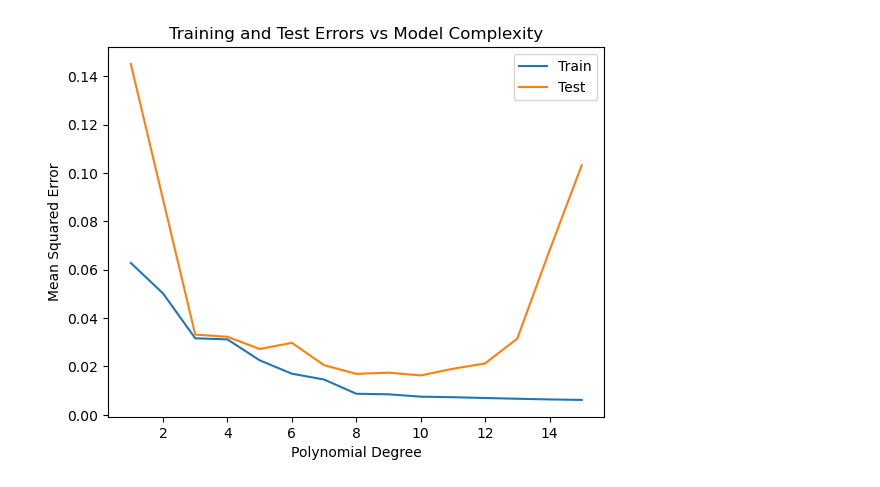
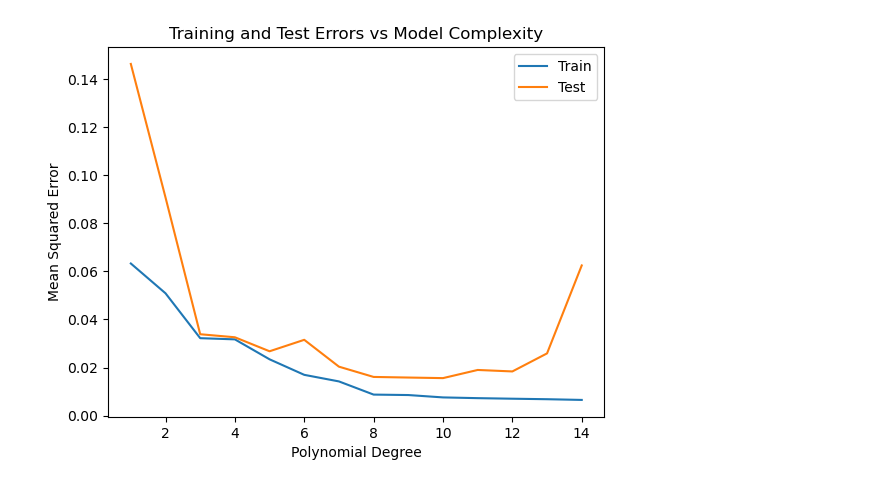
Before and after one commit to MariaFlyAway/Project1_FYS_STK, a Jupyter notebook: bias_variance_tradeoff.ipynb, the cells around one changed output. Saved outputs shown, nothing was run; the diff lists cells and outputs as text; code cells hidden in the pictures.

Commit message:
Changed placement of seed

```diff
--- a/bias_variance_tradeoff.ipynb
+++ b/bias_variance_tradeoff.ipynb
@@ -8,10 +8,11 @@ from sklearn.metrics import mean_squared_error
 from sklearn.model_selection import train_test_split
 from sklearn.pipeline import Pipeline
 # %%
-MSE_test, MSE_train = np.zeros((50, 15)), np.zeros((50, 15))
+MSE_test, MSE_train = np.zeros((50, 14)), np.zeros((50, 14))
+
+np.random.seed(3)
 
 for i in range(50):
-    np.random.seed(i)
     n = 50
     # Make data set.
     x = np.linspace(-3, 3, n).reshape(-1, 1)
@@ -20,37 +21,37 @@ for i in range(50):
     # Splitting the data into train and test
     X_train, X_test, Y_train, Y_test = train_test_split(x, y, test_size=0.2, random_state=3)
 
-    mse_train = np.zeros(15)
-    mse_test = np.zeros(15)
-    degrees = list(range(1,16))
+    mse_train = np.zeros(14)
+    mse_test = np.zeros(14)
+    degrees = list(range(1,15))
     for deg in degrees:
         # Fitting the data
         model = Pipeline([
             ('polynomial_features', PolynomialFeatures(degree=deg)),
             ('linear_regressor', LinearRegression())
             ])
 
         model.fit(X_train, Y_train)
 
         y_predict_train = model.predict(X_train)
         y_predict_test = model.predict(X_test)
 
         # calculating the MSE for the train and test dataset
         mse_train[deg-1] = mean_squared_error(Y_train, y_predict_train)
         mse_test[deg-1] = mean_squared_error(Y_test, y_predict_test)
 
     MSE_train[i] = mse_train
     MSE_test[i] = mse_test
 
     MSE_train_mean = np.mean(MSE_train, axis=0)
     MSE_test_mean = np.mean(MSE_test, axis=0)
 
 plt.plot(degrees, MSE_train_mean, label='Train')
 plt.plot(degrees, MSE_test_mean, label='Test')
 plt.xlabel('Polynomial Degree')
 plt.ylabel('Mean Squared Error')
 plt.title('Training and Test Errors vs Model Complexity')
 plt.legend()
 plt.show()
 # %% [output]
-[figure, old version]
+[figure, new version]
```
